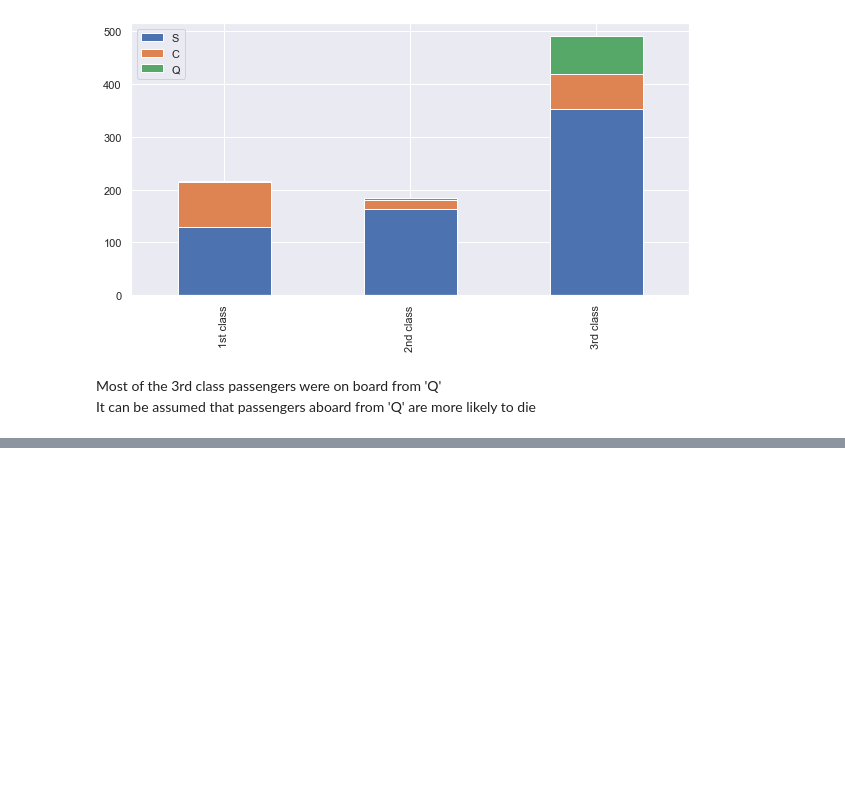
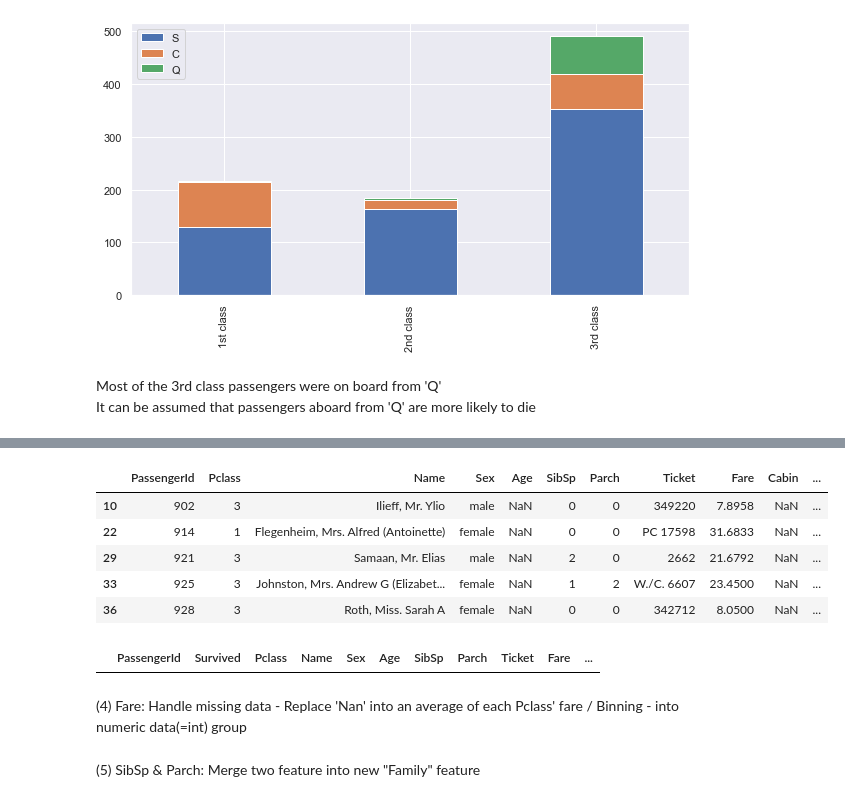
Before and after one commit to JoannaKang/Kaggle-Titanic, a Jupyter notebook: Titanic.ipynb, the cells around one changed output, grey strips where cells are left out. Saved outputs shown, nothing was run; the diff lists cells and outputs as text; code cells hidden in the pictures; blank space fills up the shorter version.

```diff
--- a/Titanic.ipynb
+++ b/Titanic.ipynb
@@ -380,0 +397,10 @@ Most of the 3rd class passengers were on board from 'Q'
+# %%
+age_nan_test = test[test['Age'].isnull()]
+age_nan_test.head()
+# %% [output]
+|  | PassengerId | Pclass | Name | Sex | Age | SibSp | Parch | Ticket | Fare | Cabin | ... |
+| 10 | 902 | 3 | Ilieff, Mr. Ylio | male | NaN | 0 | 0 | 349220 | 7.8958 | NaN | ... |
+| 22 | 914 | 1 | Flegenheim, Mrs. Alfred (Antoinette) | female | NaN | 0 | 0 | PC 17598 | 31.6833 | NaN | ... |
+| 29 | 921 | 3 | Samaan, Mr. Elias | male | NaN | 2 | 0 | 2662 | 21.6792 | NaN | ... |
+| 33 | 925 | 3 | Johnston, Mrs. Andrew G (Elizabet... | female | NaN | 1 | 2 | W./C. 6607 | 23.4500 | NaN | ... |
+| 36 | 928 | 3 | Roth, Miss. Sarah A | female | NaN | 0 | 0 | 342712 | 8.0500 | NaN | ... |
@@ -380,0 +415,9 @@ Most of the 3rd class passengers were on board from 'Q'
+# %%
+#test[test['Age'].isnull()]
+train[train['Age'].isnull()]
+# %% [output]
+|  | PassengerId | Survived | Pclass | Name | Sex | Age | SibSp | Parch | Ticket | Fare | ... |
+# %% [markdown]
+(4) Fare: Handle missing data - Replace 'Nan' into an average of each Pclass' fare / Binning - into numeric data(=int) group
+# %% [markdown]
+(5) SibSp & Parch: Merge two feature into new "Family" feature
```
Also changed, not shown: parts of 7 cells of this notebook.
